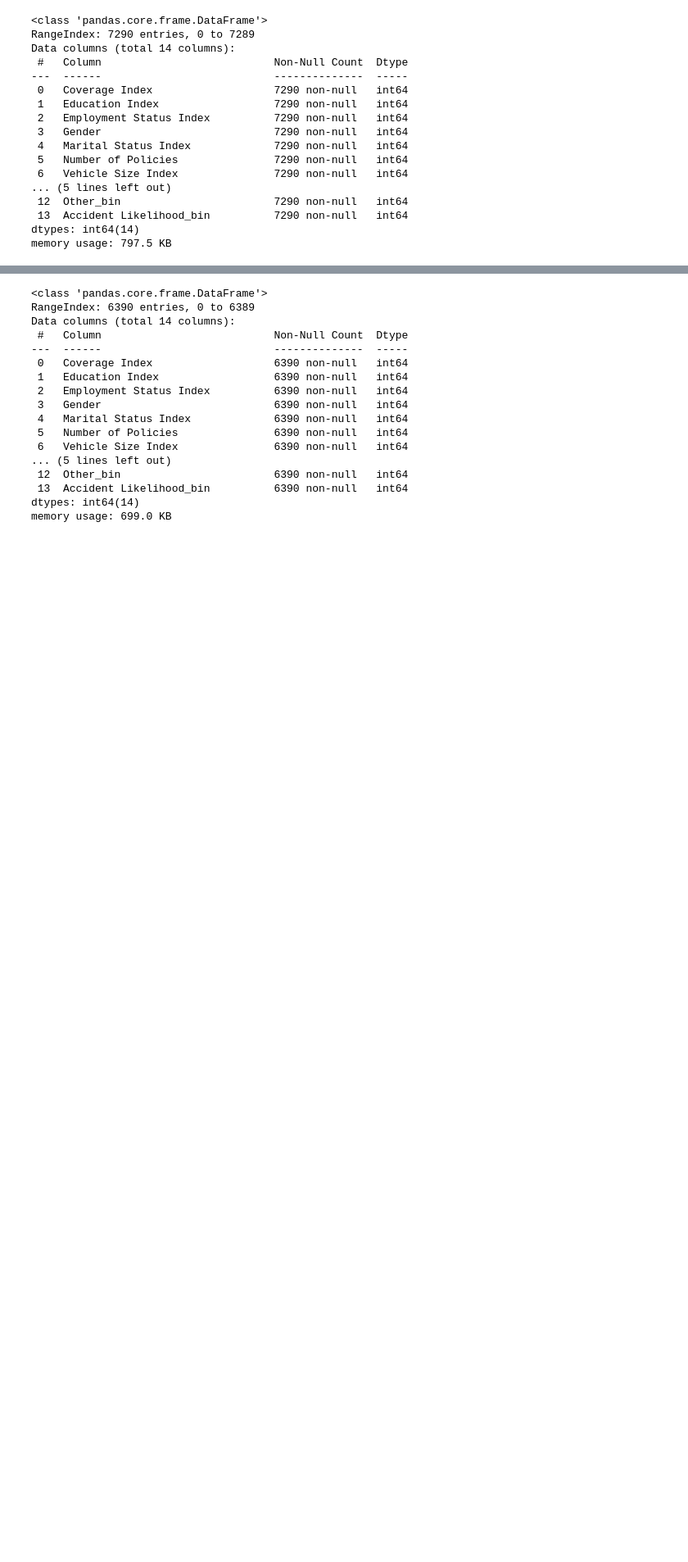
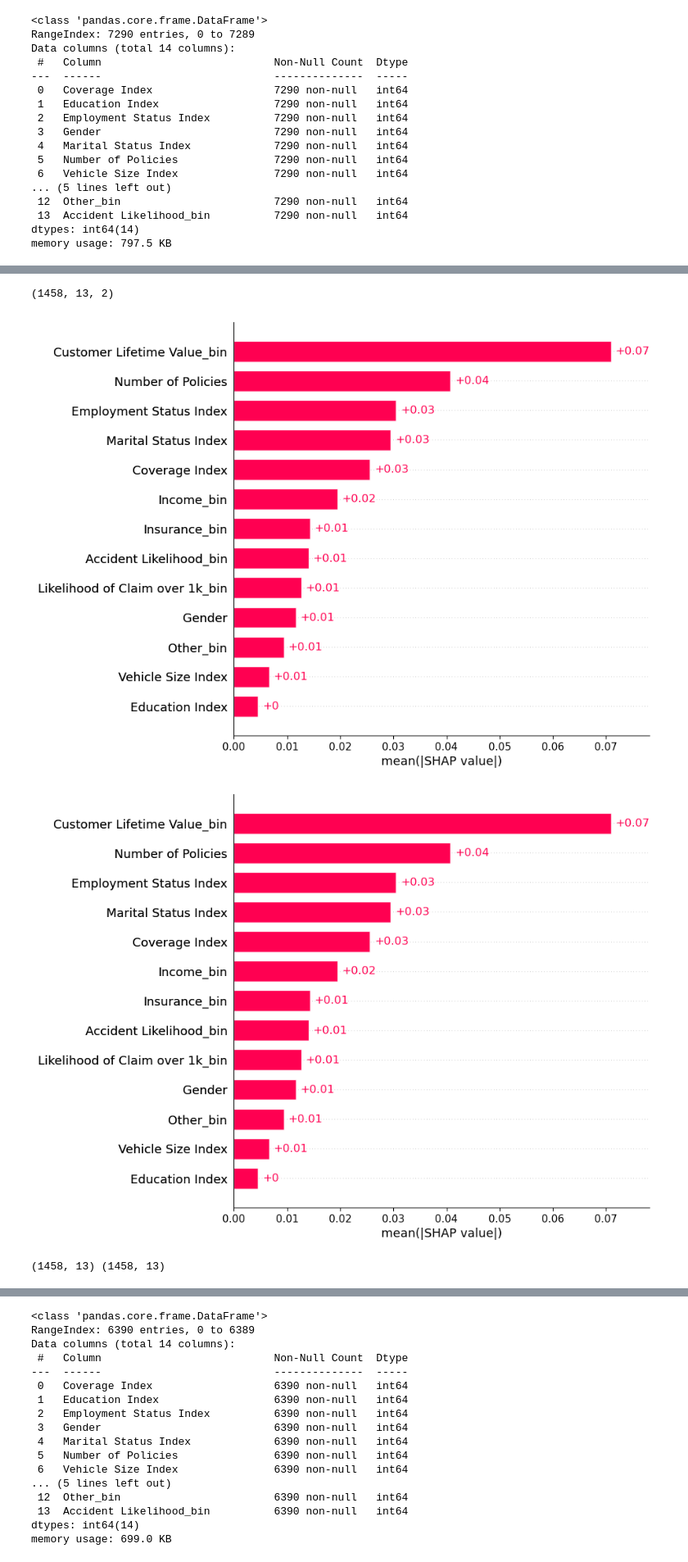
Before and after one commit to BaoTran685/Auto-Insurance-Prediction, a Jupyter notebook: main.ipynb, the cells around one changed output, grey strips where cells are left out. Shown at 82% size. Drawn from its saved outputs; the diff is of its cells as text; code cells hidden in the pictures; blank space fills up the shorter version.

```diff
--- a/main.ipynb
+++ b/main.ipynb
@@ -255,14 +256,19 @@ def shap_plot(df_train, df_test):
   # Calculate SHAP values for the test dataset
   shap_values = explainer(X_test)
   return shap_values
-# shap_values = shap_plot(df_process, None)
+shap_values = shap_plot(df_process, None)
 # %%
-# print(shap_values.shape)
-# shap_values_0 = shap_values[:, :, 0]
-# shap_values_1 = shap_values[:, :, 1]
-# shap.plots.bar(shap_values_0, max_display=400)
-# shap.plots.bar(shap_values_1, max_display=400)
-# print(shap_values_0.shape, shap_values_1.shape)
+print(shap_values.shape)
+shap_values_0 = shap_values[:, :, 0]
+shap_values_1 = shap_values[:, :, 1]
+shap.plots.bar(shap_values_0, max_display=400)
+shap.plots.bar(shap_values_1, max_display=400)
+print(shap_values_0.shape, shap_values_1.shape)
+# %% [output]
+(1458, 13, 2)
+[figure, added]
+[figure, added]
+(1458, 13) (1458, 13)
 # %%
 standard_scaler = StandardScaler()
 
```
Also changed, not shown: parts of 25 cells of this notebook, 2 other files.
